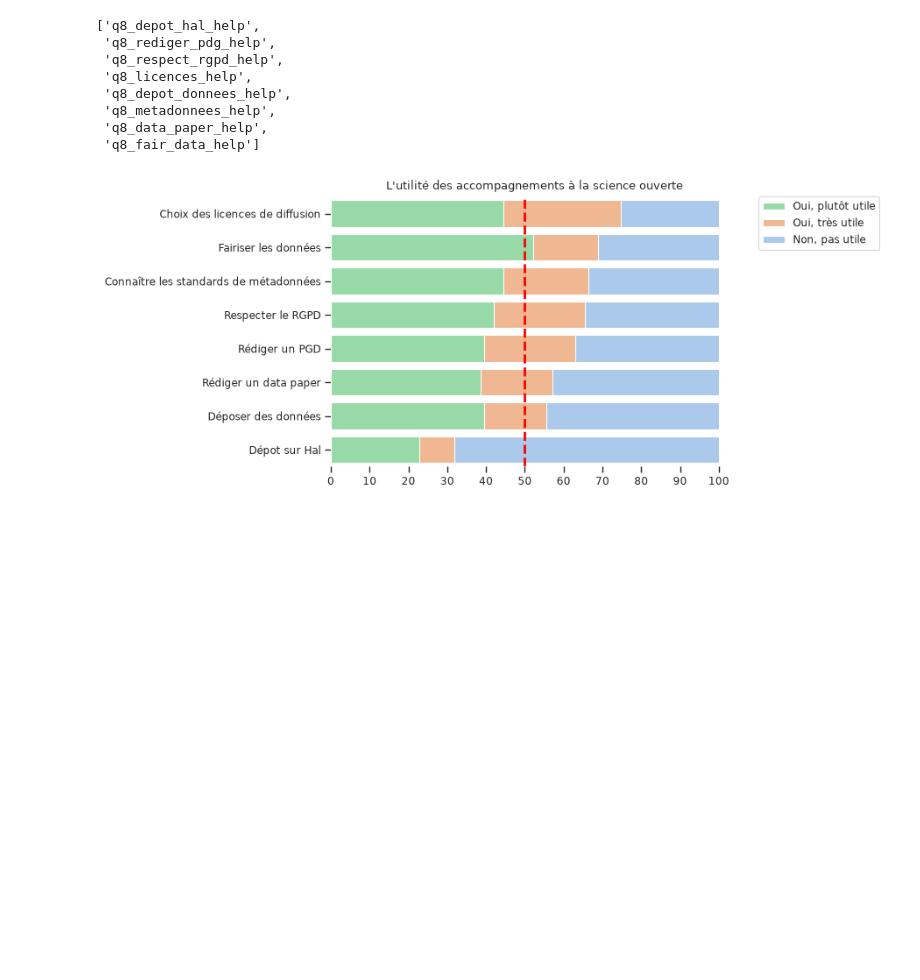
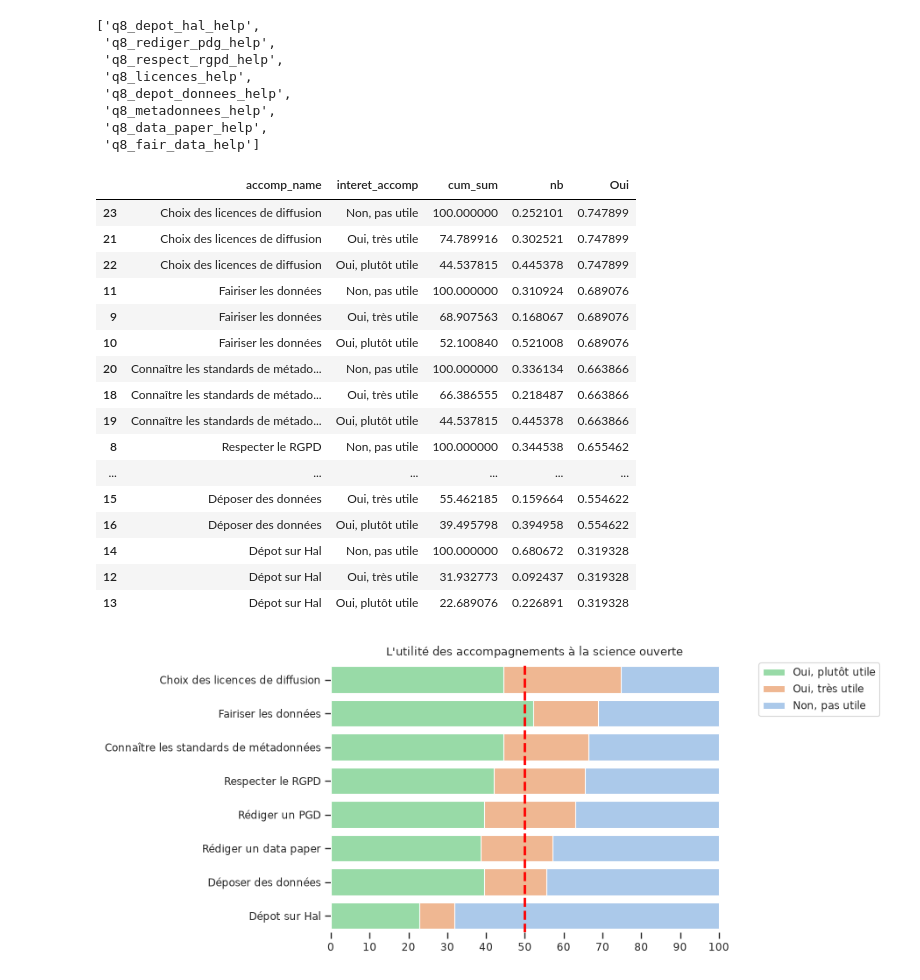
Before and after one commit to luneauaymeric/enquete_SO_p8, a Jupyter notebook: script_analyse/stat_descriptive/connaissance_science_ouverte.ipynb, the cells around one changed output. Saved outputs shown, nothing was run; the diff lists cells and outputs as text; code cells hidden in the pictures; blank space fills up the shorter version.

```diff
--- a/script_analyse/stat_descriptive/connaissance_science_ouverte.ipynb
+++ b/script_analyse/stat_descriptive/connaissance_science_ouverte.ipynb
@@ -386,6 +386,26 @@ for x in q8_ter.accomp_name.unique():
     q8_ter.loc[q8_ter.accomp_name==x, "Oui"] = 1-np.sum(non)
 q8_ter = q8_ter.sort_values(["Oui","accomp_name","cum_sum"],  ascending=[False, False, False])
 q8_ter["cum_sum"] = q8_ter["cum_sum"]*100
+# %%
+q8_ter
+# %% [output]
+|  | accomp_name | interet_accomp | cum_sum | nb | Oui |
+| 23 | Choix des licences de diffusion | Non, pas utile | 100.000000 | 0.252101 | 0.747899 |
+| 21 | Choix des licences de diffusion | Oui, très utile | 74.789916 | 0.302521 | 0.747899 |
+| 22 | Choix des licences de diffusion | Oui, plutôt utile | 44.537815 | 0.445378 | 0.747899 |
+| 11 | Fairiser les données | Non, pas utile | 100.000000 | 0.310924 | 0.689076 |
+| 9 | Fairiser les données | Oui, très utile | 68.907563 | 0.168067 | 0.689076 |
+| 10 | Fairiser les données | Oui, plutôt utile | 52.100840 | 0.521008 | 0.689076 |
+| 20 | Connaître les standards de métado... | Non, pas utile | 100.000000 | 0.336134 | 0.663866 |
+| 18 | Connaître les standards de métado... | Oui, très utile | 66.386555 | 0.218487 | 0.663866 |
+| 19 | Connaître les standards de métado... | Oui, plutôt utile | 44.537815 | 0.445378 | 0.663866 |
+| 8 | Respecter le RGPD | Non, pas utile | 100.000000 | 0.344538 | 0.655462 |
+| ... | ... | ... | ... | ... | ... |
+| 15 | Déposer des données | Oui, très utile | 55.462185 | 0.159664 | 0.554622 |
+| 16 | Déposer des données | Oui, plutôt utile | 39.495798 | 0.394958 | 0.554622 |
+| 14 | Dépot sur Hal | Non, pas utile | 100.000000 | 0.680672 | 0.319328 |
+| 12 | Dépot sur Hal | Oui, très utile | 31.932773 | 0.092437 | 0.319328 |
+| 13 | Dépot sur Hal | Oui, plutôt utile | 22.689076 | 0.226891 | 0.319328 |
 # %%
 fig, ax = plt.subplots(1, figsize=(6,4))
 
```
Also changed, not shown: parts of 3 cells of this notebook, 5 other files.
